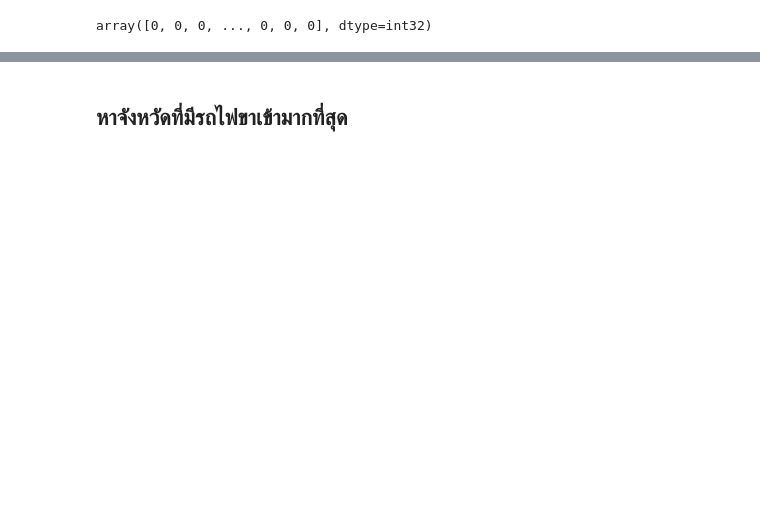
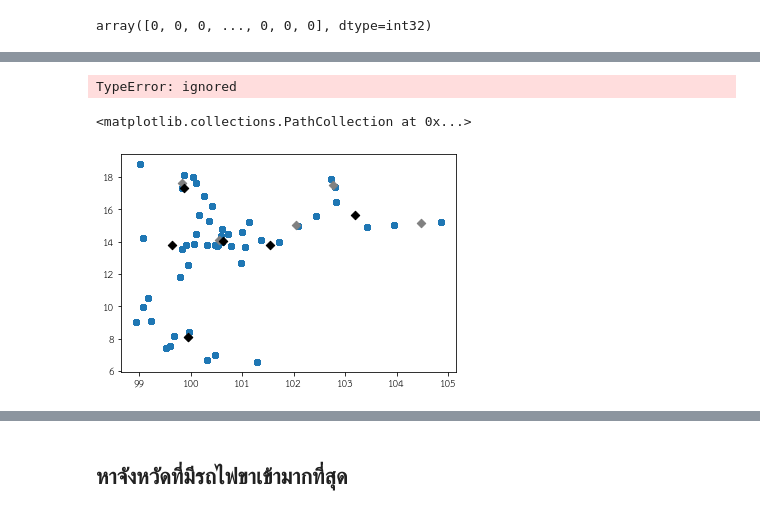
Before and after one commit to ThanikPimpiban/DWDM21, a Jupyter notebook: Project_final.ipynb, the cells around one changed output, grey strips where cells are left out. Cells and saved outputs as stored; diff of their text form; code cells hidden in the pictures; blank space fills up the shorter version.

```diff
--- a/Project_final.ipynb
+++ b/Project_final.ipynb
@@ -1147,0 +1216,3 @@ plt.scatter(model.cluster_centers_[:,0] ,model.cluster_centers_[:,1] ,c='black',
+# %%
+matX_x = [[x1_x],[x2_x],[x3_x],[x4_x],[x5_x],[x6_x]]
+matX_y = [[x1_y],[x2_y],[x3_y],[x4_y],[x5_y],[x6_y]]
@@ -1147,0 +1237,2 @@ plt.scatter(model.cluster_centers_[:,0] ,model.cluster_centers_[:,1] ,c='black',
+# %%
+table_lo_x = [matX_x,matX_y]
@@ -1147,0 +1242,5 @@ plt.scatter(model.cluster_centers_[:,0] ,model.cluster_centers_[:,1] ,c='black',
+# %%
+X1 = table_lo_x[mat_x,mat_y]  ## กำหนด X ให้เอาค่าในตาราง table_mix ซึ่ง X_x คือ ลองจิจูดของสถานีปลายทาง และ Y_y คือ ละติจูดของสถานีปลายทาง
+model.fit(X1)
+# %% [output]
+TypeError: ignored
@@ -1147,0 +1249,14 @@ plt.scatter(model.cluster_centers_[:,0] ,model.cluster_centers_[:,1] ,c='black',
+# %%
+identified_clusters2 = model.fit_predict(Y)  ## ระบุ cluster ลงในตัวแปร identified_clusters
+identified_clusters2
+# %%
+###ทำการเพิ่ม column ชื่อ Cluster ที่ได้ระบุกลุ่มแล้ว ลงในตาราง table_mix
+data_with_clusters = table_mix.copy()
+data_with_clusters['Clusters'] = identified_clusters2
+
+plt.scatter(data_with_clusters['X_y'],data_with_clusters['Y_y'],cmap='rainbow' ,alpha=0.5)
+plt.scatter(model.cluster_centers_[:,0] ,model.cluster_centers_[:,1] ,c='Gray',alpha=1 ,marker='D')
+plt.scatter(mat_x,mat_y,c='black',alpha=1 ,marker='D')
+# %% [output]
+<matplotlib.collections.PathCollection at 0x...>
+[figure, added]
```
Also changed, not shown: parts of 30 cells of this notebook.
